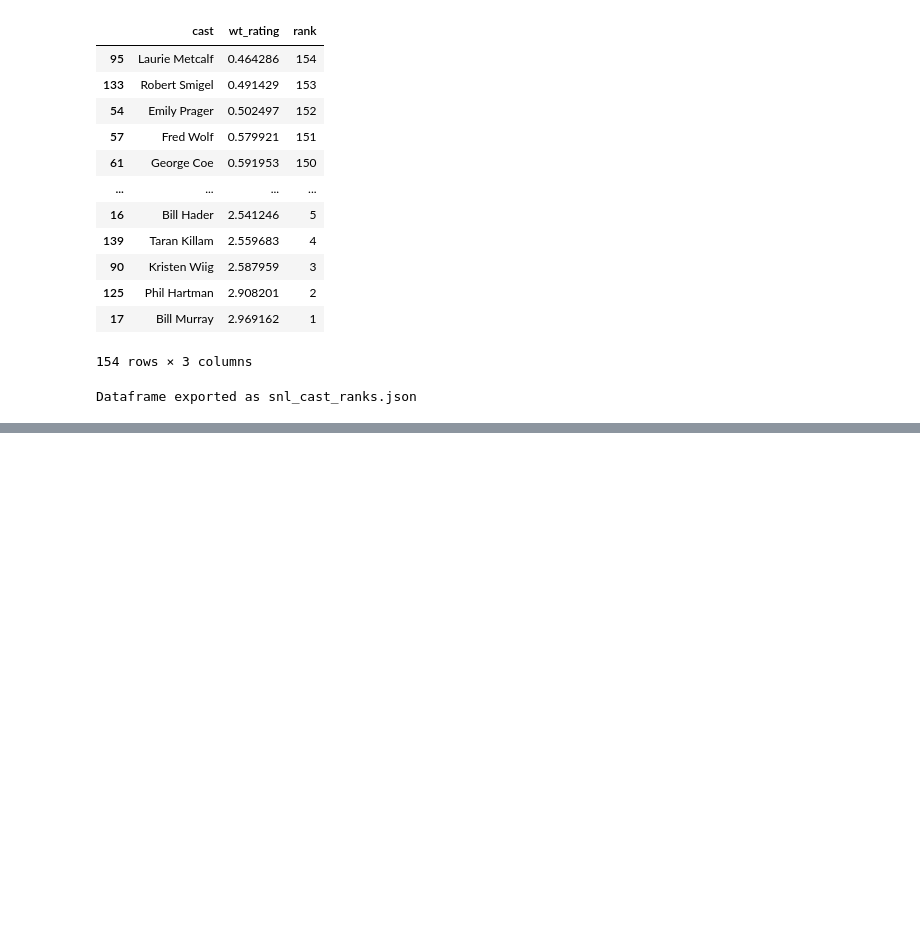
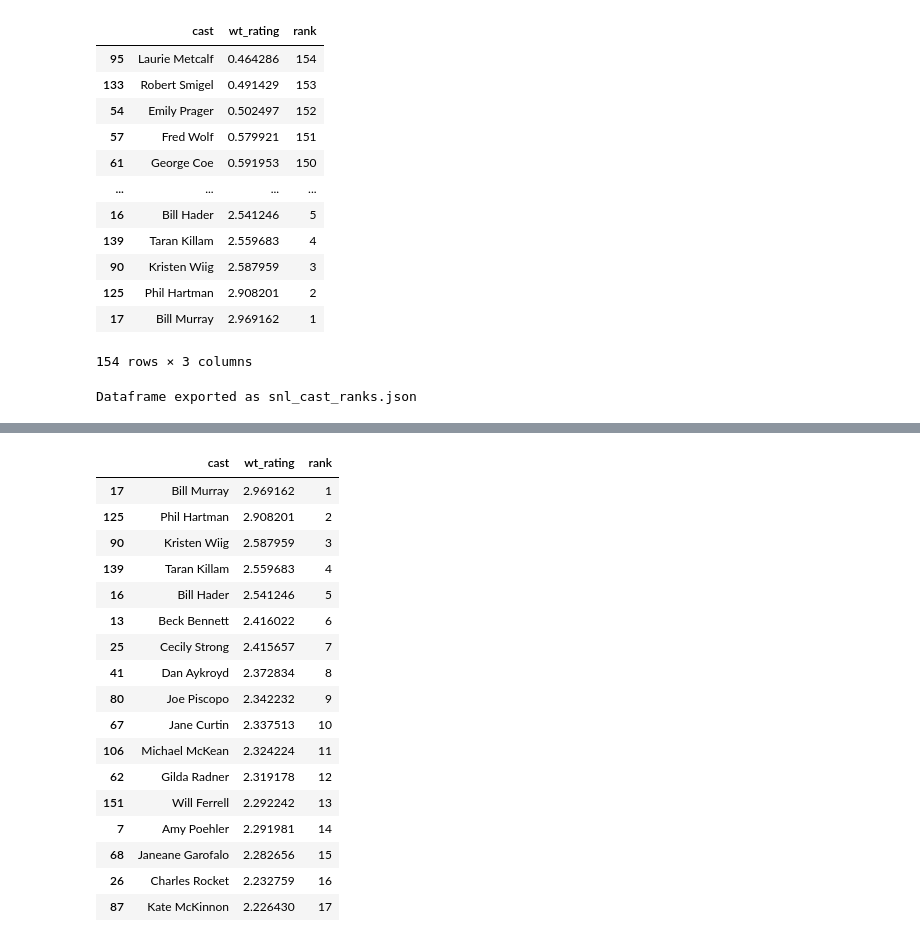
Before and after one commit to dlaiu/snl-dream-team, a Jupyter notebook: exploratory_analysis.ipynb, the cells around one changed output, grey strips where cells are left out. Cells and saved outputs as stored; diff of their text form; code cells hidden in the pictures; blank space fills up the shorter version.

```diff
--- a/exploratory_analysis.ipynb
+++ b/exploratory_analysis.ipynb
@@ -544,0 +561,21 @@ Dataframe exported as snl_cast_ranks.json
+# %%
+df_cast_ranks.sort_values(by='rank', ascending=True).head(17)
+# %% [output]
+|  | cast | wt_rating | rank |
+| 17 | Bill Murray | 2.969162 | 1 |
+| 125 | Phil Hartman | 2.908201 | 2 |
+| 90 | Kristen Wiig | 2.587959 | 3 |
+| 139 | Taran Killam | 2.559683 | 4 |
+| 16 | Bill Hader | 2.541246 | 5 |
+| 13 | Beck Bennett | 2.416022 | 6 |
+| 25 | Cecily Strong | 2.415657 | 7 |
+| 41 | Dan Aykroyd | 2.372834 | 8 |
+| 80 | Joe Piscopo | 2.342232 | 9 |
+| 67 | Jane Curtin | 2.337513 | 10 |
+| 106 | Michael McKean | 2.324224 | 11 |
+| 62 | Gilda Radner | 2.319178 | 12 |
+| 151 | Will Ferrell | 2.292242 | 13 |
+| 7 | Amy Poehler | 2.291981 | 14 |
+| 68 | Janeane Garofalo | 2.282656 | 15 |
+| 26 | Charles Rocket | 2.232759 | 16 |
+| 87 | Kate McKinnon | 2.226430 | 17 |
```
Also changed, not shown: parts of 2 cells of this notebook, 4 other files.
